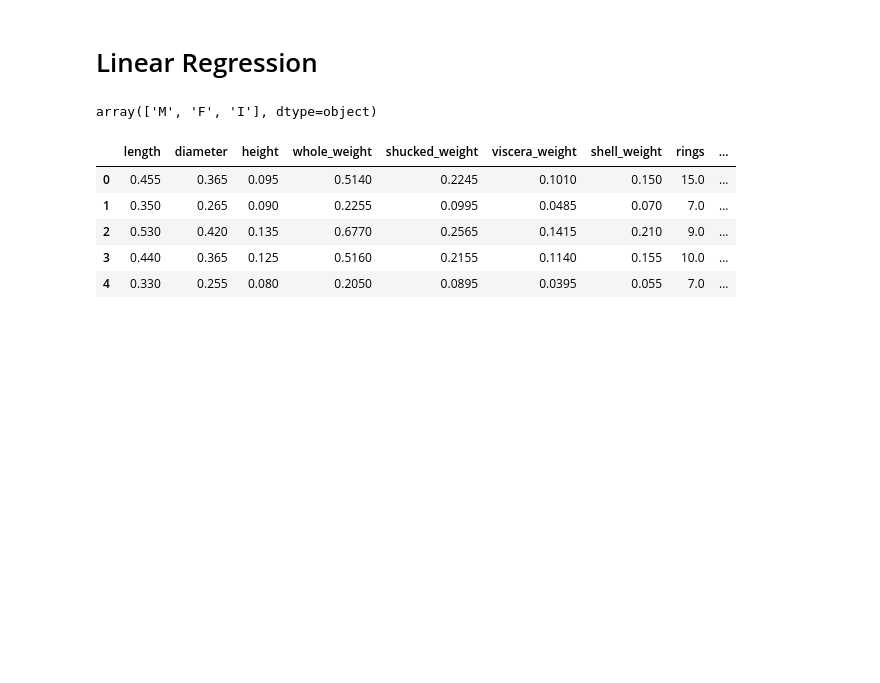
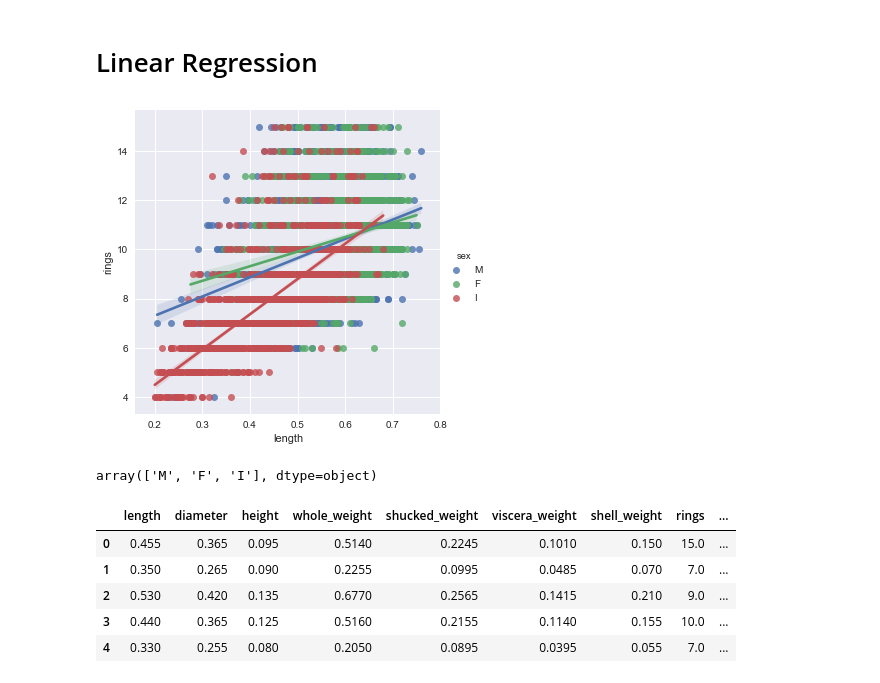
Before and after one commit to viciouspetal/data-analytics-notebook, a Jupyter notebook: Assignment workbook.ipynb, the cells around one changed output. Cells and saved outputs as stored; diff of their text form; code cells hidden in the pictures; blank space fills up the shorter version.

```diff
--- a/Assignment workbook.ipynb
+++ b/Assignment workbook.ipynb
@@ -554,5 +554,10 @@ plt.savefig(default_figure_out_path+'scatter_shucked_to_whole_weight'+default_fi
 # %% [markdown]
 # Linear Regression
+# %%
+sb.set(rc={'figure.figsize':(16,16)})
+g = sb.lmplot(x="length", y="rings", hue='sex', truncate=True, size=5, data=df)
+# %% [output]
+[figure, added]
 # %%
 df['sex'].unique()
 # %% [output]
```
Also changed, not shown: parts of 14 cells of this notebook.
